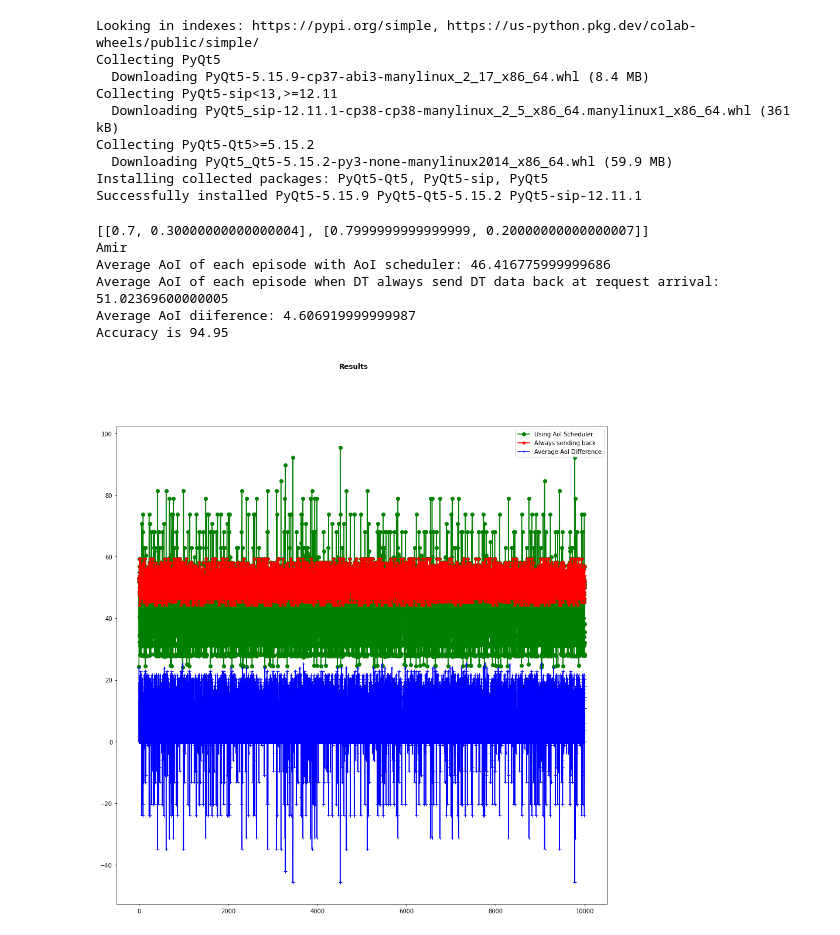
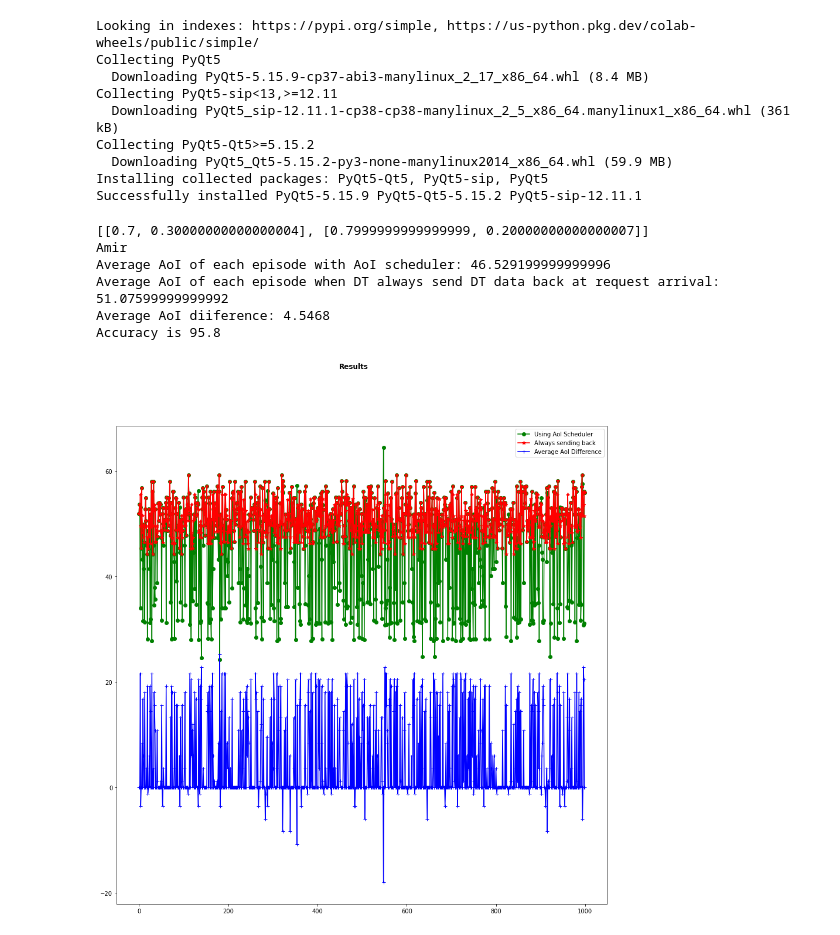
Before and after one commit to amirhoseinaghaei/Research_Simulation, a Jupyter notebook: Research_Simulation.ipynb, the cells around one changed output. Saved outputs shown, nothing was run; the diff lists cells and outputs as text; code cells hidden in the pictures.

```diff
--- a/Research_Simulation.ipynb
+++ b/Research_Simulation.ipynb
@@ -80,7 +78,7 @@ for i in range(2500):
     name = f'({state[0]}, {state[1]}, {state[2]}, {state[3]}, {state[4]})'
 # if policy_updator.Quality[name,0] > policy_updator.Quality[name,1] else 1
     while not done:
-        action = 0
+        action = 1
         if environment.state.Ra == 0 and environment.state.U == 0:
             action = 0
         if environment.state.Ra == 0 and environment.state.U == 24:
@@ -115,7 +113,7 @@ for i in range(2500):
                         print(episode)
                         rudder_lstm_a0.train(episode=episode)
                     if episode >= 1800:
-                        torch.save(rudder_lstm_a0.state_dict(), 'rudder_lstm_70_125.pt')
+                        torch.save(rudder_lstm_a0.state_dict(), 'rudder_lstm_70_125_send.pt')
 
             rewards = rudder_lstm_a0.redistribute_reward(states=np.expand_dims(states, 0),actions=np.expand_dims(actions, 0))[0, :]
             policy_updator.Q_learning(actions= actions , states = states, rewards= rewards)
@@ -298,8 +296,8 @@ rudder_lstm_a0 = LSTM(state_input_size=5, n_actions= 2, buffer=Lesson_buffer_a0,
 rudder_lstm_a1 = LSTM(state_input_size=5, n_actions= 2, buffer=Lesson_buffer_a1, n_units=n_lstm,
                         lstm_lr=lstm_lr, l2_regularization=l2_regularization, return_scaling=10,
                         lstm_batch_size=8, continuous_pred_factor=0.5)
-rudder_lstm_a0.load_state_dict(torch.load('rudder_lstm_wait_100.pt'))
-rudder_lstm_a1.load_state_dict(torch.load('rudder_lstm_send_100.pt'))
+rudder_lstm_a0.load_state_dict(torch.load('rudder_lstm_70_125_wait.pt'))
+rudder_lstm_a1.load_state_dict(torch.load('rudder_lstm_70_125_send.pt'))
 
 environment = Environment(100,25)
 environment.CreateStates()
@@ -308,7 +306,8 @@ episode = 0
 for i in range(5000):
     episode += 1
     environment.reset_paramter()
-    state = environment.reset_state()
+    state , _ = environment.reset_state()
+    environment.generate_channel_state_list_for_whole_sequence(state[1])
     rewards = []
     states = [state]
     actions = []
@@ -316,13 +315,10 @@ for i in range(5000):
     name = f'({state[0]}, {state[1]}, {state[2]}, {state[3]}, {state[4]})'
 
     while not done:
-        if episode <= 24:
-          action = np.random.choice(2)
+        if np.random.random() < 0.15:
+            action = np.random.choice(2)
         else:
-          if np.random.random() < 0.15:
-              action = np.random.choice(2)
-          else:
-              action = 0 if policy_updator.Quality[name,0] > policy_updator.Quality[name,1] else 1
+            action = 0 if policy_updator.Quality[name,0] > policy_updator.Quality[name,1] else 1
         if environment.state.Ra == 0 and environment.state.U == 0:
             action = 0
         if environment.state.Ra == 0 and environment.state.U == 24:
@@ -357,20 +353,17 @@ for i in range(5000):
 
             policy_updator.Q_learning(actions= actions , states = states, rewards= rewards)
 
-for keys, value in policy_updator.Quality.items():
-         initial_StateName = []
-         for i in environment.initial_State:
-            initial_StateName.append(i.Name)
-         if keys[0] in initial_StateName:
-            print('{:15} {:15} {:15}'.format( keys[0] ,  keys[1], value))
-print("******************************************************************")
+Optimal_Policy_Dict = {}
 for keys, value in policy_updator.Quality.items():
          initial_StateName = []
          for i in environment.initial_State:
             initial_StateName.append(i.Name)
          if keys[0] in initial_StateName:
             if policy_updator.Quality[keys[0],0] > policy_updator.Quality[keys[0],1]:
+              Optimal_Policy_Dict[keys[0]] = "wait"
               print('{:15} {:15} {:15}'.format( keys[0] , "Wait" , policy_updator.Quality[keys[0] ,0]))
             else:
+              Optimal_Policy_Dict[keys[0]] = "send"
               print('{:15} {:15} {:15}'.format( keys[0] , "Send Back" , policy_updator.Quality[keys[0] ,1]))
+print(Optimal_Policy_Dict)
 # %% [output]
@@ -1119,7 +1112,7 @@ l2_regularization = 1e-6
 avg_window = 750
 UseOptimalPolicy = True
 episode = 0
-NUM_EPISODE = 10000
+NUM_EPISODE = 1000
 environment = Environment(100,25)
 environment.CreateStates()
 policy_updator  = PolicyUpdater(environment= environment, lr = policy_lr)
@@ -1198,36 +1191,36 @@ for i in range(NUM_EPISODE):
 fig, ax = plt.subplots(figsize=(15, 15))
 
 ax.plot(Total_Reward_List, label ='Using AoI Scheduler', color = "g" , marker='o')
 ax.plot(Total_Reward_List_Without_Optimal_Policy, label ='Always sending back' , color = "r", marker='*')
 
 AoI_Difference_List = [Total_Reward_List_Without_Optimal_Policy[i] - Total_Reward_List[i] for i in range(len(Total_Reward_List_Without_Optimal_Policy)) ]
 ax.plot(AoI_Difference_List, label ='Average AoI Difference', color = "b", marker='+')
 
 ax.legend()
 
 fig.suptitle("Results", fontweight ="bold")
 
 fig.show()
 
 # fig = plt.figure()
 
 # plt.plot(Total_Reward_List,'g', Total_Reward_List_Without_Optimal_Policy, 'r')
 
 print(f"Average AoI of each episode with AoI scheduler: {sum(Total_Reward_List)/NUM_EPISODE}")
 print(f"Average AoI of each episode when DT always send DT data back at request arrival: {sum(Total_Reward_List_Without_Optimal_Policy)/NUM_EPISODE}")
 print(f"Average AoI diiference: {sum(AoI_Difference_List)/NUM_EPISODE}")
 
 number_of_optimal_actions = 0
 for i in AoI_Difference_List:
-  if i >=0:
+  if i >= 0:
       number_of_optimal_actions += 1
 print(f"Accuracy is {(number_of_optimal_actions/len(AoI_Difference_List))*100}")
 # plt.show()
 # %% [output]
 [[0.7, 0.30000000000000004], [0.7999999999999999, 0.20000000000000007]]
 Amir
-Average AoI of each episode with AoI scheduler: 46.416775999999686
-Average AoI of each episode when DT always send DT data back at request arrival: 51.02369600000005
-Average AoI diiference: 4.606919999999987
-Accuracy is 94.95
+Average AoI of each episode with AoI scheduler: 46.529199999999996
+Average AoI of each episode when DT always send DT data back at request arrival: 51.07599999999992
+Average AoI diiference: 4.5468
+Accuracy is 95.8
-[figure, old version]
+[figure, new version]
```
Also changed, not shown: parts of 3 cells of this notebook.
